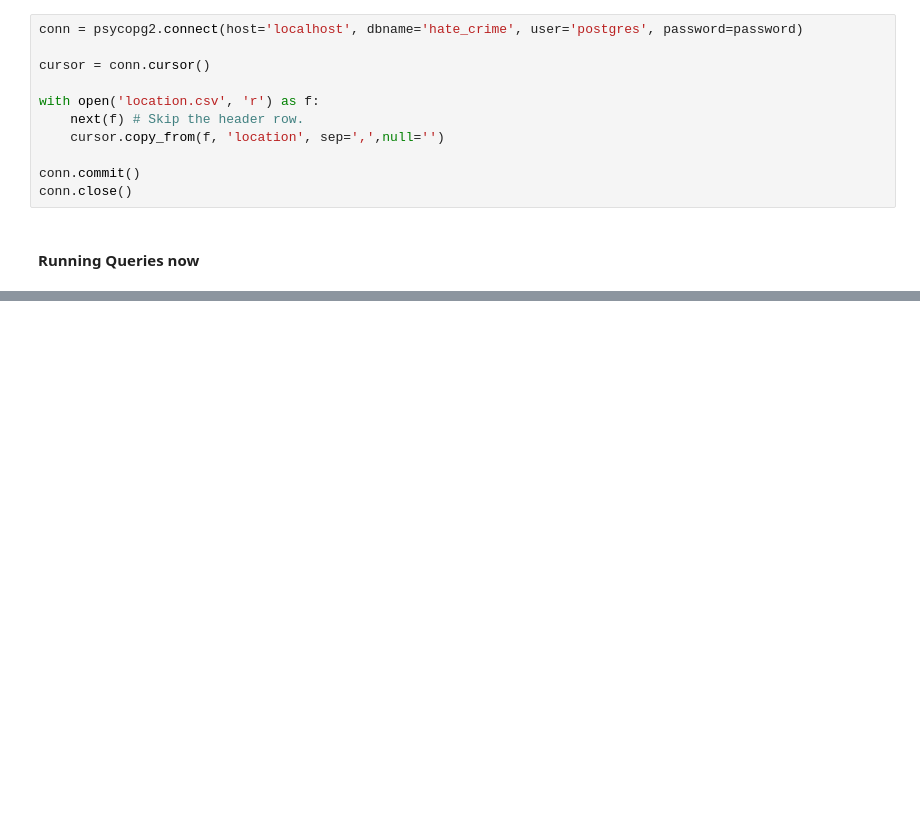
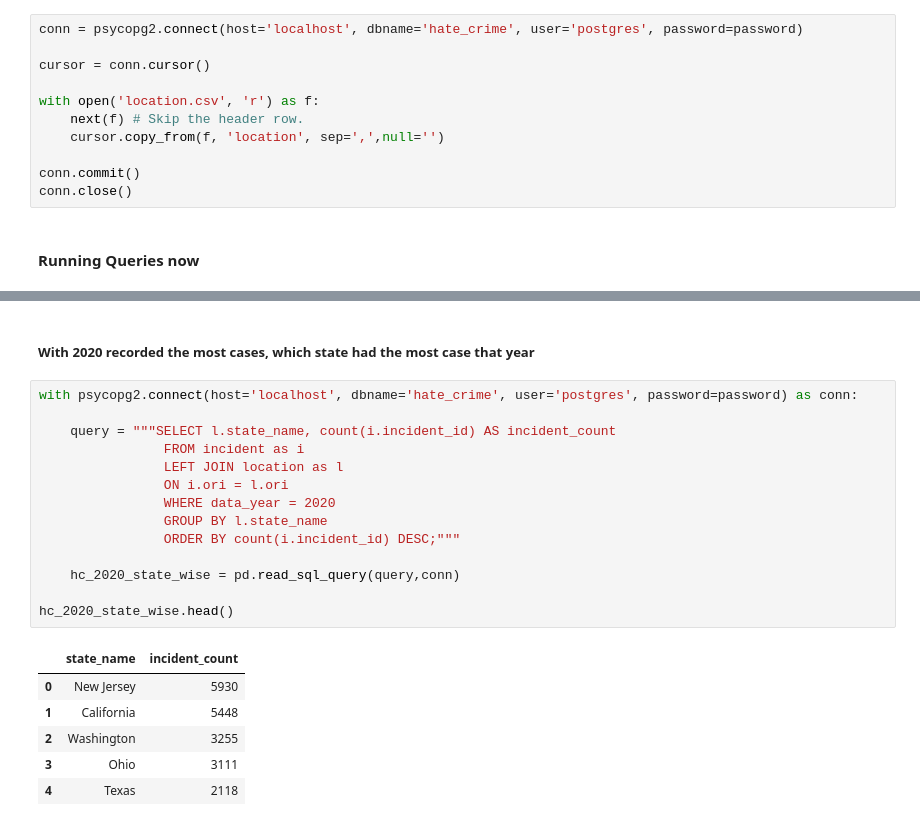
Before and after one commit to SakshiDS/etl_project, a Jupyter notebook: etl_proj_SM.ipynb, the cells around one changed output, grey strips where cells are left out. Cells and saved outputs as stored; diff of their text form; blank space fills up the shorter version.

```diff
--- a/etl_proj_SM.ipynb
+++ b/etl_proj_SM.ipynb
@@ -227,0 +291,23 @@ hc_per_pop_density.head()
+# %% [markdown]
+##### With 2020 recorded the most cases, which state had the most case that year
+# %%
+with psycopg2.connect(host='localhost', dbname='hate_crime', user='postgres', password=password) as conn:
+
+    query = """SELECT l.state_name, count(i.incident_id) AS incident_count
+                FROM incident as i
+                LEFT JOIN location as l
+                ON i.ori = l.ori
+                WHERE data_year = 2020
+                GROUP BY l.state_name
+                ORDER BY count(i.incident_id) DESC;"""
+
+    hc_2020_state_wise = pd.read_sql_query(query,conn)
+
+hc_2020_state_wise.head()
+# %% [output]
+|  | state_name | incident_count |
+| 0 | New Jersey | 5930 |
+| 1 | California | 5448 |
+| 2 | Washington | 3255 |
+| 3 | Ohio | 3111 |
+| 4 | Texas | 2118 |
```
Also changed, not shown: parts of 20 cells of this notebook.
